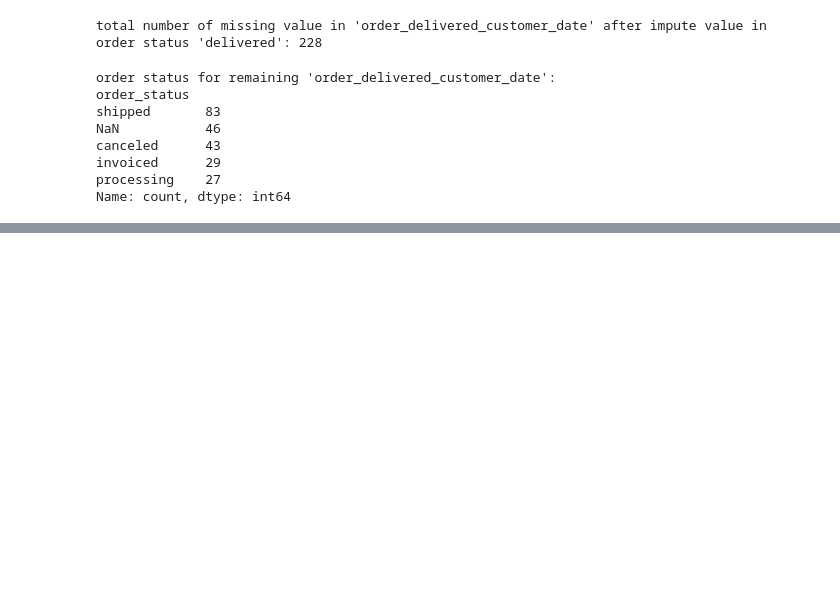
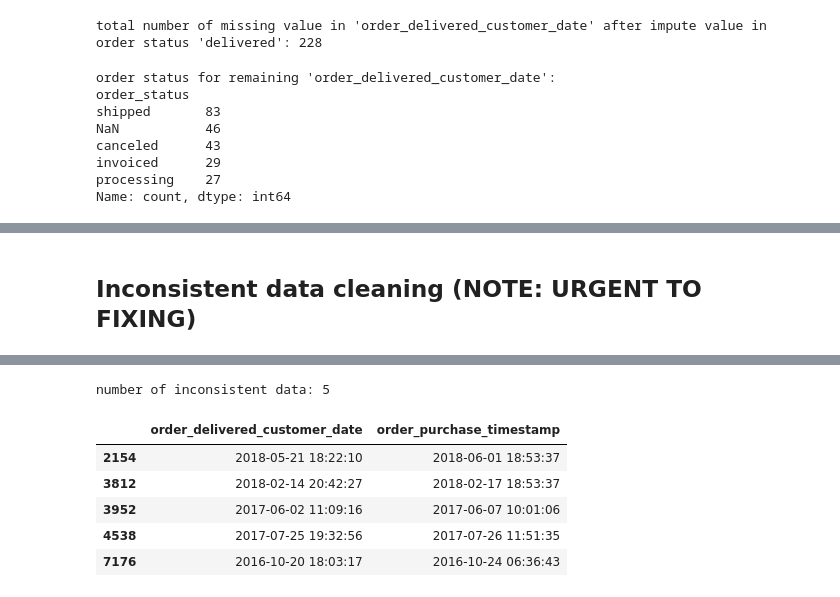
Before and after one commit to RizkiRdm/Olist-E-commerce-Performance-Analysis, a Jupyter notebook: notebooks/data_cleaning.ipynb, the cells around one changed output, grey strips where cells are left out. Saved outputs shown, nothing was run; the diff lists cells and outputs as text; code cells hidden in the pictures; blank space fills up the shorter version.

```diff
--- a/notebooks/data_cleaning.ipynb
+++ b/notebooks/data_cleaning.ipynb
@@ -1054 +1079,3 @@ total number of missing value in 'order_delivered_customer_date' after impute va
+# %% [markdown]
+## Inconsistent data cleaning (NOTE: URGENT TO FIXING)
 # %%
@@ -1087,3 +1114,30 @@ inconsistent data: 28
 | 1151 | 2018-05-14 12:57:34 | 2018-05-14 13:17:23 | 2018-05-16 14:13:52 | 2018-05-15 19:52:03 | delivered |
 | 2154 | 2018-06-01 18:53:37 | 2018-05-31 16:57:40 | 2018-06-02 17:54:09 | 2018-05-21 18:22:10 | delivered |
 | 2383 | 2017-08-21 07:17:42 | 2017-08-21 07:30:12 | 2017-08-23 08:26:41 | 2017-08-22 20:22:21 | delivered |
+# %%
+# Inconsistency Check 1: Delivery Date to Customer Before Purchase Date
+inconsistent_cust_purchase = ecom_data_df[
+    (ecom_data_df["order_purchase_timestamp"].notnull())
+    & (ecom_data_df["order_delivered_customer_date"].notnull())
+    & (
+        ecom_data_df["order_delivered_customer_date"]
+        < ecom_data_df["order_purchase_timestamp"]
+    )
+]
+
+print(f"number of inconsistent data: {len(inconsistent_cust_purchase)}")
+
+if len(inconsistent_cust_purchase) > 0:
+    display(
+        inconsistent_cust_purchase[
+            ["order_delivered_customer_date", "order_purchase_timestamp"]
+        ].head()
+    )
+# %% [output]
+number of inconsistent data: 5
+|  | order_delivered_customer_date | order_purchase_timestamp |
+| 2154 | 2018-05-21 18:22:10 | 2018-06-01 18:53:37 |
+| 3812 | 2018-02-14 20:42:27 | 2018-02-17 18:53:37 |
+| 3952 | 2017-06-02 11:09:16 | 2017-06-07 10:01:06 |
+| 4538 | 2017-07-25 19:32:56 | 2017-07-26 11:51:35 |
+| 7176 | 2016-10-20 18:03:17 | 2016-10-24 06:36:43 |
```
Also changed, not shown: parts of 10 cells of this notebook.
